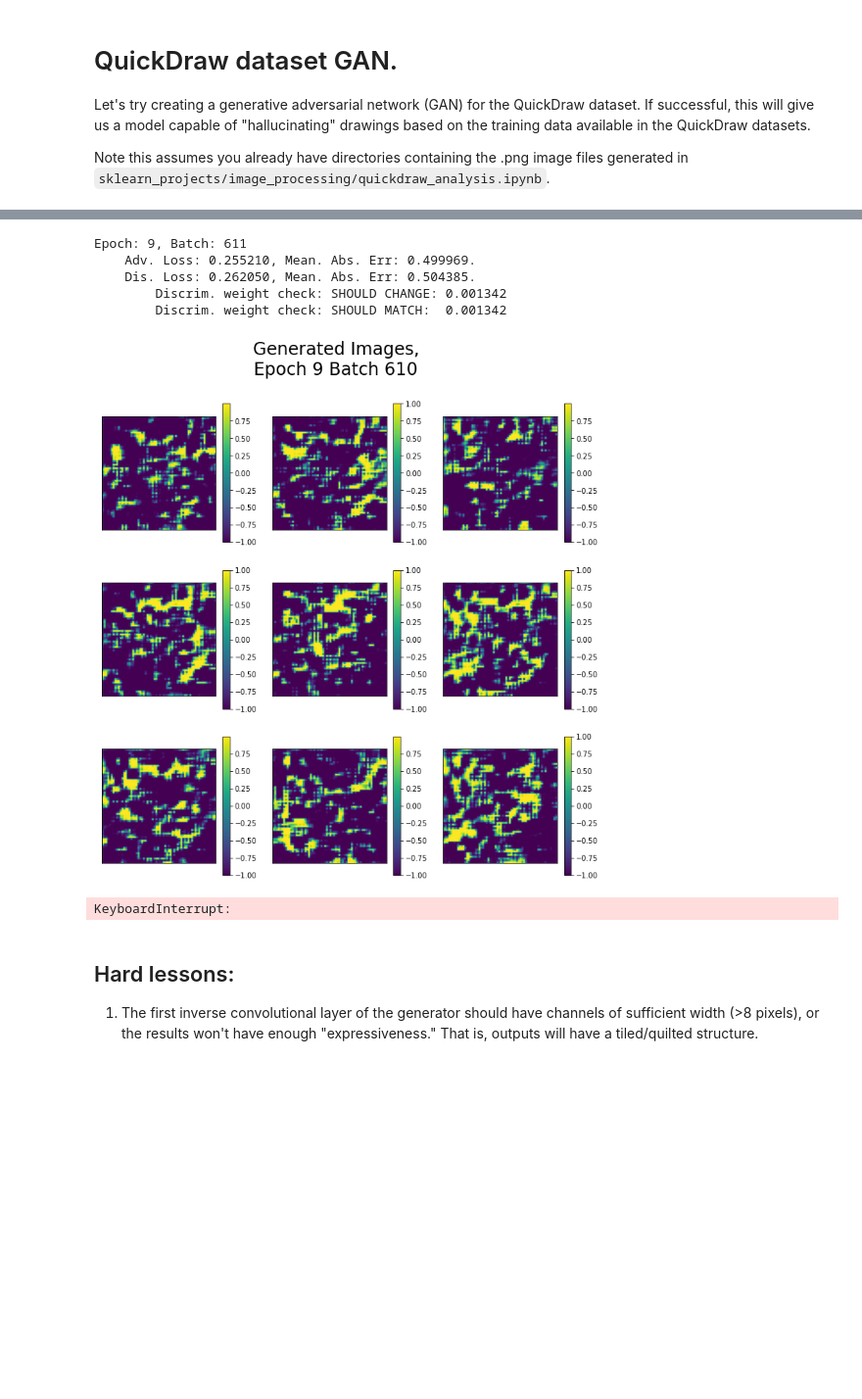
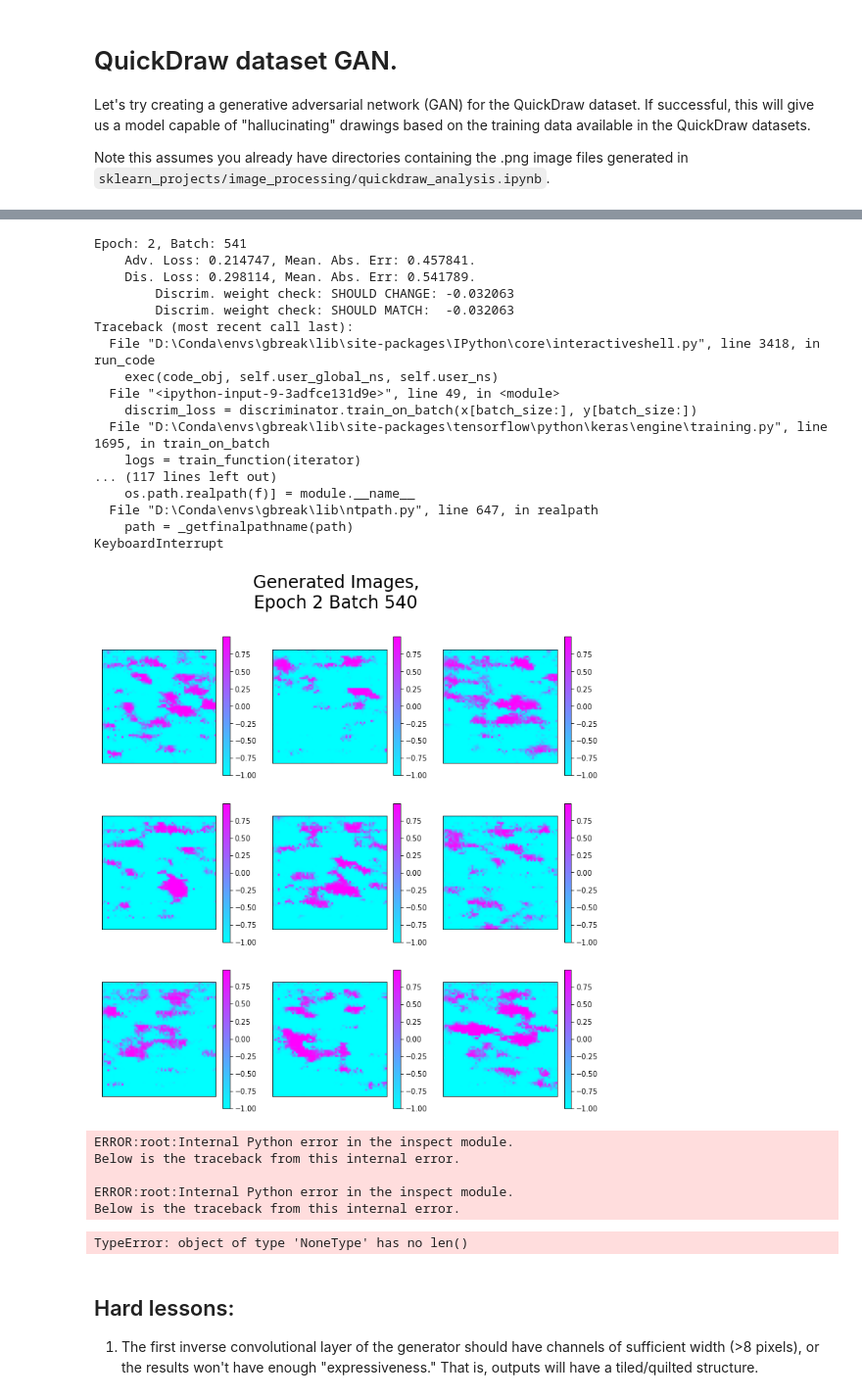
Before and after one commit to apdachowicz/test-projects, a Jupyter notebook: sklearn_projects/image_processing/quickdraw_gan.ipynb, the cells around one changed output, grey strips where cells are left out. Shown at 98% size. Cells and saved outputs as stored; diff of their text form; code cells hidden in the pictures; blank space fills up the shorter version.

```diff
--- a/sklearn_projects/image_processing/quickdraw_gan.ipynb
+++ b/sklearn_projects/image_processing/quickdraw_gan.ipynb
@@ -80,10 +80,10 @@ for data_name in data_names:
 # %%
 # define input dataset
 ################
-image_class = 'cat'
+image_class = 'spider'
 path_to_class_images = 'D:/Personal/code_projects/test-projects/datasets/quickdraw/quickdraw_simplified/output_images/'
 seed = 18210
-val_split = 0.2
+val_split = 0.01
 batch_size = 64
 image_size = (64, 64)  # downsampling from original (256, 256) to speed training
 ################
@@ -131,7 +131,7 @@ for dataset_index, dataset in enumerate([train_dataset, val_dataset]):
             image = batch[i,:,:,0]
             plt.subplot(2, 4, i + 1)
             plt.imshow(image,
-                       cmap='gray')
+                       cmap='cool')
             plt.title('{} Set, Sample {}'.format(dataset_names[dataset_index],
                                                 str(i+1)))
             plt.colorbar()
@@ -248,13 +248,13 @@ _________________________________________________________________
 # %%
 ######################
 # generator inputs
-gen_input_shape = (140,)
+gen_input_shape = (100,)
 padding = 'same'
 batchnorm_momentum = 0.8
-initial_depth = 50
+initial_depth = 60
 initial_width = 8
-leakyrelu_alpha = 0.3
-dropout_prob = 0.5
+leakyrelu_alpha = 0.2   # recommendeda by Radford, Metz, and Chintala
+dropout_prob = 0.4
 ######################
 
 # and build the generator model
@@ -383,7 +383,8 @@ def get_adversarial(generator,
     adversarial.add(discriminator)
 
     # compile
-    optimizer = keras.optimizers.Adam(learning_rate=0.0005)
+    optimizer = keras.optimizers.Adam(learning_rate=0.0002,
+                                      beta_1=0.5)  # b1 recommended by Radford, Metz, and Chintala
     adversarial.compile(loss='mean_squared_error',
                         optimizer=optimizer,
                         metrics=['mean_squared_error', 'mean_absolute_error'])
@@ -391,7 +392,8 @@ def get_adversarial(generator,
     return adversarial
 
 # compile discriminator before adversarial, so weights can be frozen there
-dis_optimizer = keras.optimizers.Adam(learning_rate=0.000005)
+dis_optimizer = keras.optimizers.Adam(learning_rate=0.00002,
+                                      beta_1=0.5)  # b1 recommended by Radford, Metz, and Chintala
 discriminator.compile(loss='mean_squared_error',
                       optimizer=dis_optimizer,
                       metrics=['mean_squared_error', 'mean_absolute_error'])
@@ -438,11 +444,10 @@ Tips from the reference that have been implemented:
 # %%
 # train the GAN!
-# TODO: implement training
 
 ##############
 # inputs
-train_steps = 100
-batch_lim = 800
+train_steps = 10
+batch_lim = 1000
 ##############
 
 adv_losses = []
@@ -461,11 +466,11 @@ for step in range(train_steps):
         batch_count += 1
         if batch_count > batch_lim:
             break
-        noise = np.random.normal(0., 1., size=[batch_size,
+        noise = np.random.normal(0., 0.5, size=[batch_size,
                                                gen_input_shape[0]])
         true_images = batch[0,:,:,:,:]
         # add noise to help stabilize training (as recommended)
-        img_noise = np.random.normal(0, 0.25, size=true_images.shape)
+        img_noise = np.random.normal(0, 0.075, size=true_images.shape)
         true_images = true_images + img_noise
 
         # gen. fake images
@@ -475,7 +480,7 @@ for step in range(train_steps):
         x = np.concatenate((true_images, fake_images))
         # y = np.ones([2*batch_size, 1])
         y = np.random.uniform(0.85,1.15,size=[2*batch_size, 1])  # noisy labels, 1 true, 0 fake
-        y[batch_size:, :] = np.random.uniform(-0.15,0.15, size=[batch_size, 1]) # 1 true, 0 fake
+        y[batch_size:, :] = np.random.uniform(-0.1,0.1, size=[batch_size, 1]) # 1 true, 0 fake
         if batch_count == 1:
             print(y)
 
@@ -488,44 +493,62 @@ for step in range(train_steps):
         discrim_loss = discriminator.train_on_batch(x[batch_size:], y[batch_size:])
 
         # get adversarial data (generated only)
-        noise = np.random.normal(0., 1., size=[batch_size,
+        noise = np.random.normal(0., 0.5, size=[batch_size,
                                                gen_input_shape[0]])
         # y = np.ones([batch_size, 1])
-        y = np.random.uniform(0.85,1.15, size=[batch_size, 1])  # noisy labels, 1 = true (trying to fool discrim)
+        y = np.random.uniform(0.9,1.1, size=[batch_size, 1])  # noisy labels, 1 = true (trying to fool discrim)
         if batch_count == 1:
             print(y)
 
         # train adversarial (generator and discriminator)
         adv_loss = adversarial.train_on_batch(noise, y)
         # adv_losses += [adv_loss]
         # if step%5 == 0:
-        if batch_count%10 == 0:
+        if batch_count%20 == 0:
             clear_output(wait=True)
             print('Epoch: {}, Batch: {}'.format(step+1, batch_count+1))
             print('    Adv. Loss: {:.6f}, Mean. Abs. Err: {:.6f}.'.format(adv_loss[0], adv_loss[2]))
             print('    Dis. Loss: {:.6f}, Mean. Abs. Err: {:.6f}.'.format(discrim_loss[0], discrim_loss[2]))
             print('        Discrim. weight check: SHOULD CHANGE: {:.6f}'.format(discriminator.layers[1].get_weights()[0][0,0,0,0]))
             print('        Discrim. weight check: SHOULD MATCH:  {:.6f}'.format(np.array(adversarial.layers[1].get_weights()[0])[0,0,0,0]))
             plt.figure(10,
                        figsize=(12, 12))
             viz_images = generator.predict(viz_noise)
             for viz_image in range(viz_images.shape[0]):
                 plt.subplot(3, 3, viz_image + 1)
-                plt.imshow(viz_images[viz_image,:,:,0])
+                plt.imshow(viz_images[viz_image,:,:,0],
+                           cmap='cool')
                 plt.xticks([])
                 plt.yticks([])
                 plt.colorbar()
             plt.suptitle('Generated Images,\nEpoch {} Batch {}'.format(epoch, batch_count),
                          fontsize=24)
             plt.show()
 # %% [output]
-Epoch: 9, Batch: 611
-    Adv. Loss: 0.255210, Mean. Abs. Err: 0.499969.
-    Dis. Loss: 0.262050, Mean. Abs. Err: 0.504385.
-        Discrim. weight check: SHOULD CHANGE: 0.001342
-        Discrim. weight check: SHOULD MATCH:  0.001342
+Epoch: 2, Batch: 541
+    Adv. Loss: 0.214747, Mean. Abs. Err: 0.457841.
+    Dis. Loss: 0.298114, Mean. Abs. Err: 0.541789.
+        Discrim. weight check: SHOULD CHANGE: -0.032063
+        Discrim. weight check: SHOULD MATCH:  -0.032063
+Traceback (most recent call last):
+  File "D:\Conda\envs\gbreak\lib\site-packages\IPython\core\interactiveshell.py", line 3418, in run_code
+    exec(code_obj, self.user_global_ns, self.user_ns)
+  File "<ipython-input-9-3adfce131d9e>", line 49, in <module>
+    discrim_loss = discriminator.train_on_batch(x[batch_size:], y[batch_size:])
+  File "D:\Conda\envs\gbreak\lib\site-packages\tensorflow\python\keras\engine\training.py", line 1695, in train_on_batch
+    logs = train_function(iterator)
+... (117 lines left out)
+    os.path.realpath(f)] = module.__name__
+  File "D:\Conda\envs\gbreak\lib\ntpath.py", line 647, in realpath
+    path = _getfinalpathname(path)
+KeyboardInterrupt
-[figure, old version]
+[figure, new version]
-KeyboardInterrupt:
+ERROR:root:Internal Python error in the inspect module.
+Below is the traceback from this internal error.
+
+ERROR:root:Internal Python error in the inspect module.
+Below is the traceback from this internal error.
+TypeError: object of type 'NoneType' has no len()
 # %%
 plotting = True
 for batch in train_dataset.batch(batch_size=1,
```
Also changed, not shown: parts of 7 cells of this notebook, 1 other file.
